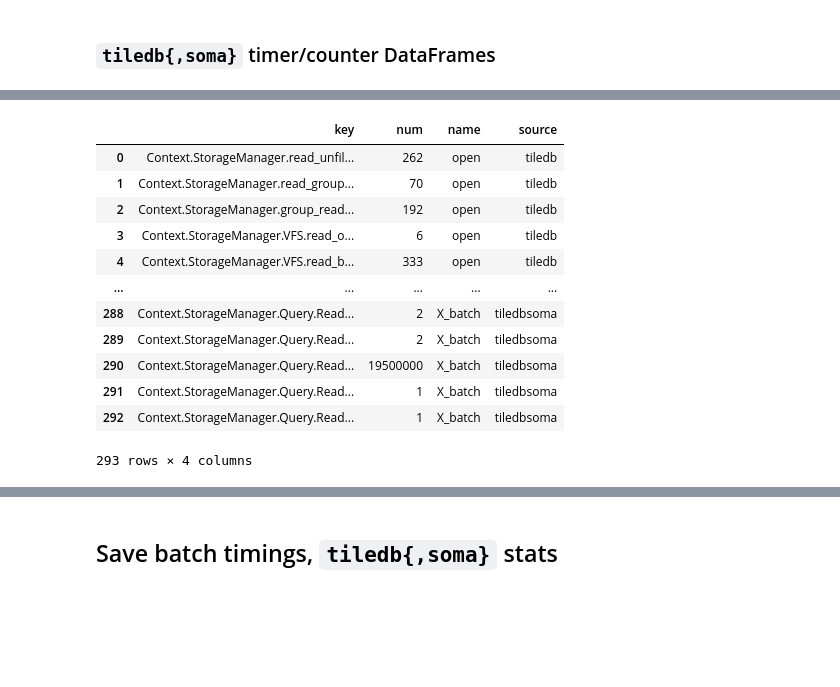
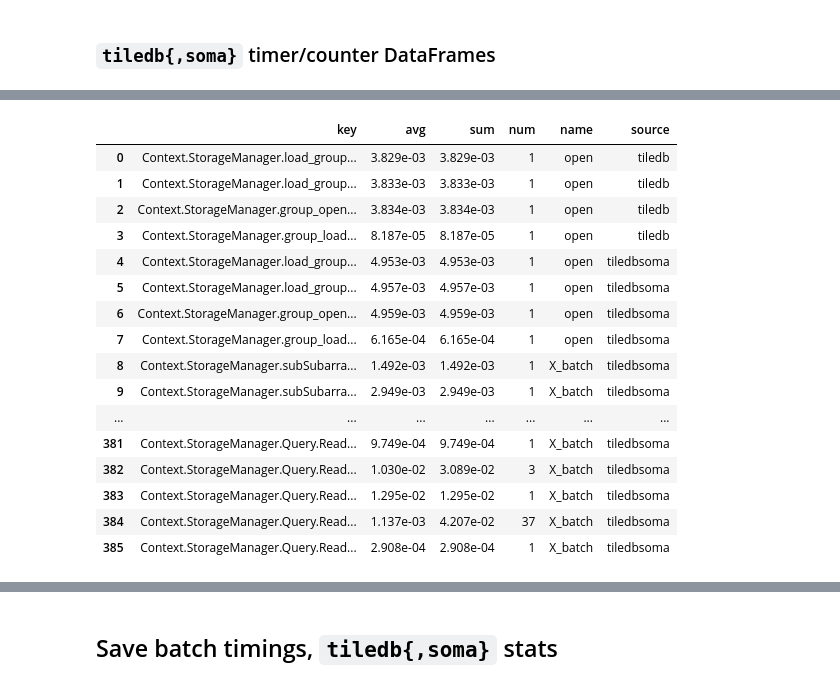
Before and after one commit to TileDB-Inc/arrayloader-benchmarks, a Jupyter notebook: benchmarks/subset-gp3.ipynb, the cells around one changed output, grey strips where cells are left out. Drawn from its saved outputs; the diff is of its cells as text; code cells hidden in the pictures; blank space fills up the shorter version.

Commit message:
isolate soma reads native tiledb

```diff
--- a/benchmarks/subset-gp3.ipynb
+++ b/benchmarks/subset-gp3.ipynb
@@ -253,16 +378,25 @@ timers_df
-# %%
-counters_df
-# %% [output]
-|  | key | num | name | source |
-| 0 | Context.StorageManager.read_unfil... | 262 | open | tiledb |
-| 1 | Context.StorageManager.read_group... | 70 | open | tiledb |
-| 2 | Context.StorageManager.group_read... | 192 | open | tiledb |
-| 3 | Context.StorageManager.VFS.read_o... | 6 | open | tiledb |
-| 4 | Context.StorageManager.VFS.read_b... | 333 | open | tiledb |
-| ... | ... | ... | ... | ... |
-| 288 | Context.StorageManager.Query.Read... | 2 | X_batch | tiledbsoma |
-| 289 | Context.StorageManager.Query.Read... | 2 | X_batch | tiledbsoma |
-| 290 | Context.StorageManager.Query.Read... | 19500000 | X_batch | tiledbsoma |
-| 291 | Context.StorageManager.Query.Read... | 1 | X_batch | tiledbsoma |
-| 292 | Context.StorageManager.Query.Read... | 1 | X_batch | tiledbsoma |
-293 rows × 4 columns
+# %%
+with pd.option_context('display.max_rows', None,
+                       'display.max_columns', None,
+                       'display.precision', 3,
+                       ):
+
+    display(timers_df)
+# %% [output]
+|  | key | avg | sum | num | name | source |
+| 0 | Context.StorageManager.load_group... | 3.829e-03 | 3.829e-03 | 1 | open | tiledb |
+| 1 | Context.StorageManager.load_group... | 3.833e-03 | 3.833e-03 | 1 | open | tiledb |
+| 2 | Context.StorageManager.group_open... | 3.834e-03 | 3.834e-03 | 1 | open | tiledb |
+| 3 | Context.StorageManager.group_load... | 8.187e-05 | 8.187e-05 | 1 | open | tiledb |
+| 4 | Context.StorageManager.load_group... | 4.953e-03 | 4.953e-03 | 1 | open | tiledbsoma |
+| 5 | Context.StorageManager.load_group... | 4.957e-03 | 4.957e-03 | 1 | open | tiledbsoma |
+| 6 | Context.StorageManager.group_open... | 4.959e-03 | 4.959e-03 | 1 | open | tiledbsoma |
+| 7 | Context.StorageManager.group_load... | 6.165e-04 | 6.165e-04 | 1 | open | tiledbsoma |
+| 8 | Context.StorageManager.subSubarra... | 1.492e-03 | 1.492e-03 | 1 | X_batch | tiledbsoma |
+| 9 | Context.StorageManager.subSubarra... | 2.949e-03 | 2.949e-03 | 1 | X_batch | tiledbsoma |
+| ... | ... | ... | ... | ... | ... | ... |
+| 381 | Context.StorageManager.Query.Read... | 9.749e-04 | 9.749e-04 | 1 | X_batch | tiledbsoma |
+| 382 | Context.StorageManager.Query.Read... | 1.030e-02 | 3.089e-02 | 3 | X_batch | tiledbsoma |
+| 383 | Context.StorageManager.Query.Read... | 1.295e-02 | 1.295e-02 | 1 | X_batch | tiledbsoma |
+| 384 | Context.StorageManager.Query.Read... | 1.137e-03 | 4.207e-02 | 37 | X_batch | tiledbsoma |
+| 385 | Context.StorageManager.Query.Read... | 2.908e-04 | 2.908e-04 | 1 | X_batch | tiledbsoma |
```
Also changed, not shown: parts of 18 cells of this notebook.
